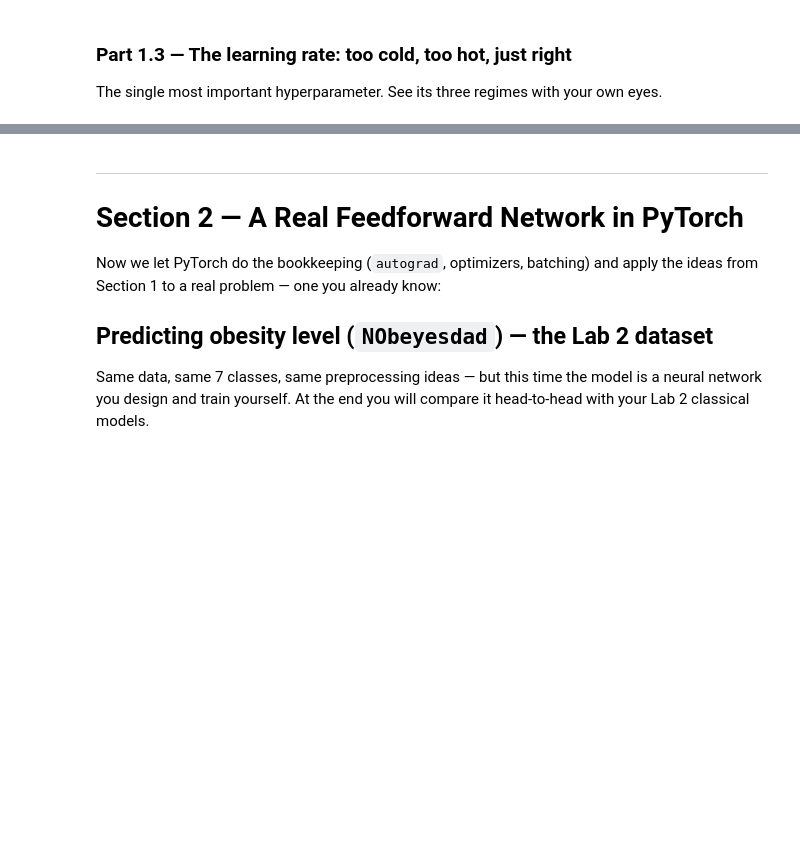
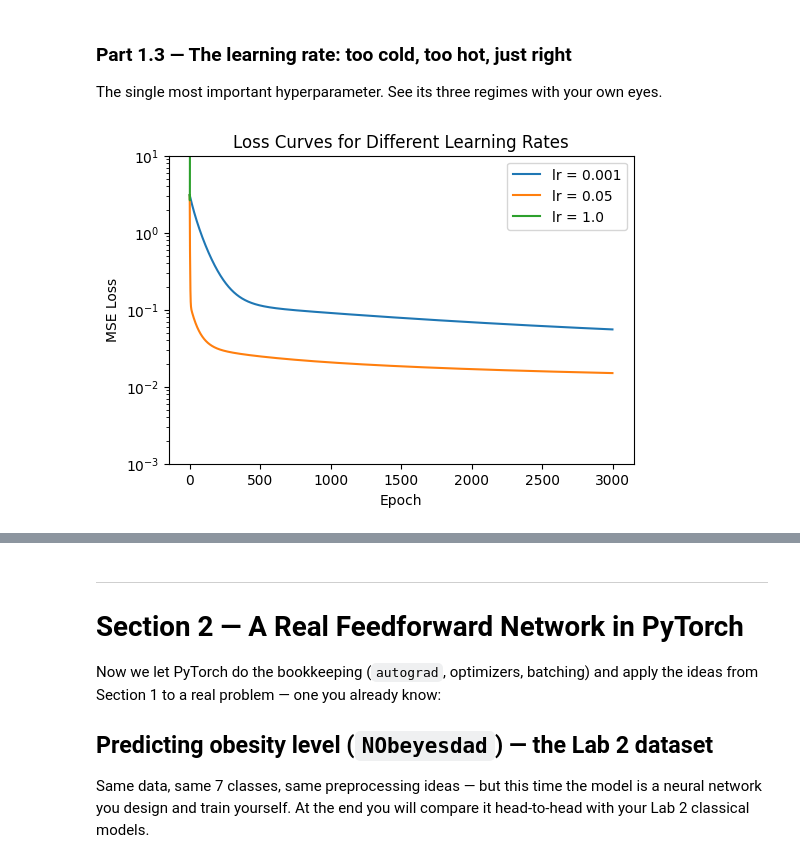
Before and after one commit to KekeliIsHere/lab-3, a Jupyter notebook: Lab_3.ipynb, the cells around one changed output, grey strips where cells are left out. Cells and saved outputs as stored; diff of their text form; code cells hidden in the pictures; blank space fills up the shorter version.

```diff
--- a/Lab_3.ipynb
+++ b/Lab_3.ipynb
@@ -289,6 +289,7 @@ The single most important hyperparameter. See its three regimes with your own ey
 #   that returns the list of losses.
 
 def train_toy(lr,steps=3000):
+  np.random.seed(RANDOM_STATE)
   X = x.reshape(-1, 1)
   Y = y.reshape(-1, 1)
 
@@ -298,36 +299,47 @@ def train_toy(lr,steps=3000):
   b2 = np.zeros((1, 1))
   losses = []
   for epoch in range(steps):
     z1 = X @ W1 + b1
     h = np.tanh(z1)
     y_hat = h @ W2 + b2
 
     loss = np.mean((y_hat - Y) ** 2)
     losses.append(loss)
 
     d_yhat = 2 * (y_hat - Y) / len(Y)
     dW2 = h.T @ d_yhat
     db2 = d_yhat.sum(axis=0, keepdims=True)
 
     dh = d_yhat @ W2.T
     dz1 = dh * (1 - np.tanh(z1) ** 2)
     dW1 = X.T @ dz1
     db1 = dz1.sum(axis=0, keepdims=True)
 
     W2 -= lr * dW2
     b2 -= lr * db2
     W1 -= lr * dW1
     b1 -= lr * db1
   return losses
 # TODO: Run it with THREE learning rates, e.g. lr = 0.001, 0.05, 1.0
 #   (keep the same initial weights for a fair comparison — reset the seed).
 learning_rates = [0.001, 0.05, 1.0]
-results = []
+results = {}
 for lr in learning_rates:
-  losses = train_toy(lr)
-  results.append(losses)
+  results[lr] = train_toy(lr)
 
 # TODO: Plot the three loss curves on the same axes (log scale on y helps), with a legend.
+plt.figure(figsize=(6, 4))
+for lr, loss in results.items():
+    plt.plot(loss, label=f'lr = {lr}')
+plt.ylim(1e-3, 10)
+plt.title('Loss Curves for Different Learning Rates')
+plt.xlabel('Epoch')
+plt.ylabel('MSE Loss')
+plt.yscale('log')
+plt.legend()
+plt.show()
+# %% [output]
+[figure, added]
 # %% [markdown]
 **Student Reasoning — Learning rate**
 *Describe what each of the three curves shows. Why does a too-large learning rate make the
```
Also changed, not shown: parts of 2 cells of this notebook.
